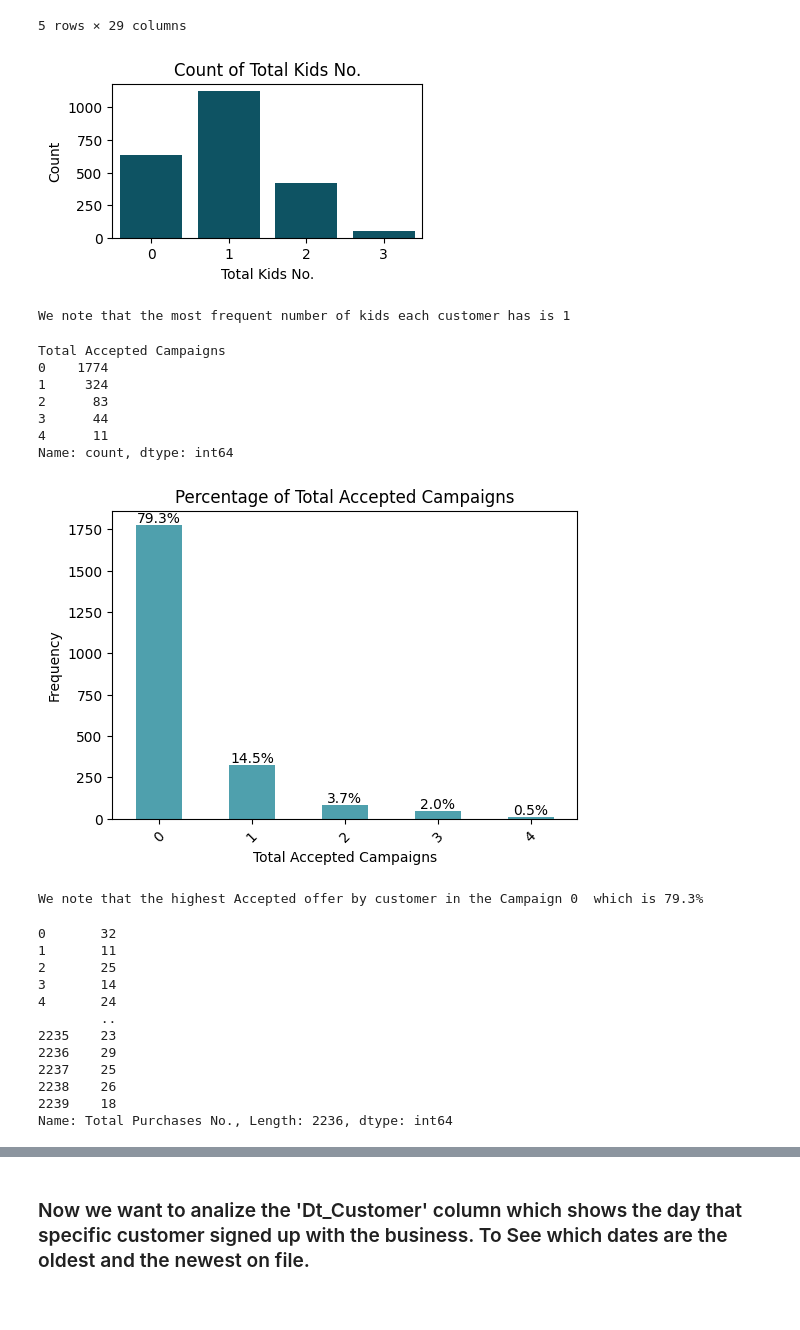
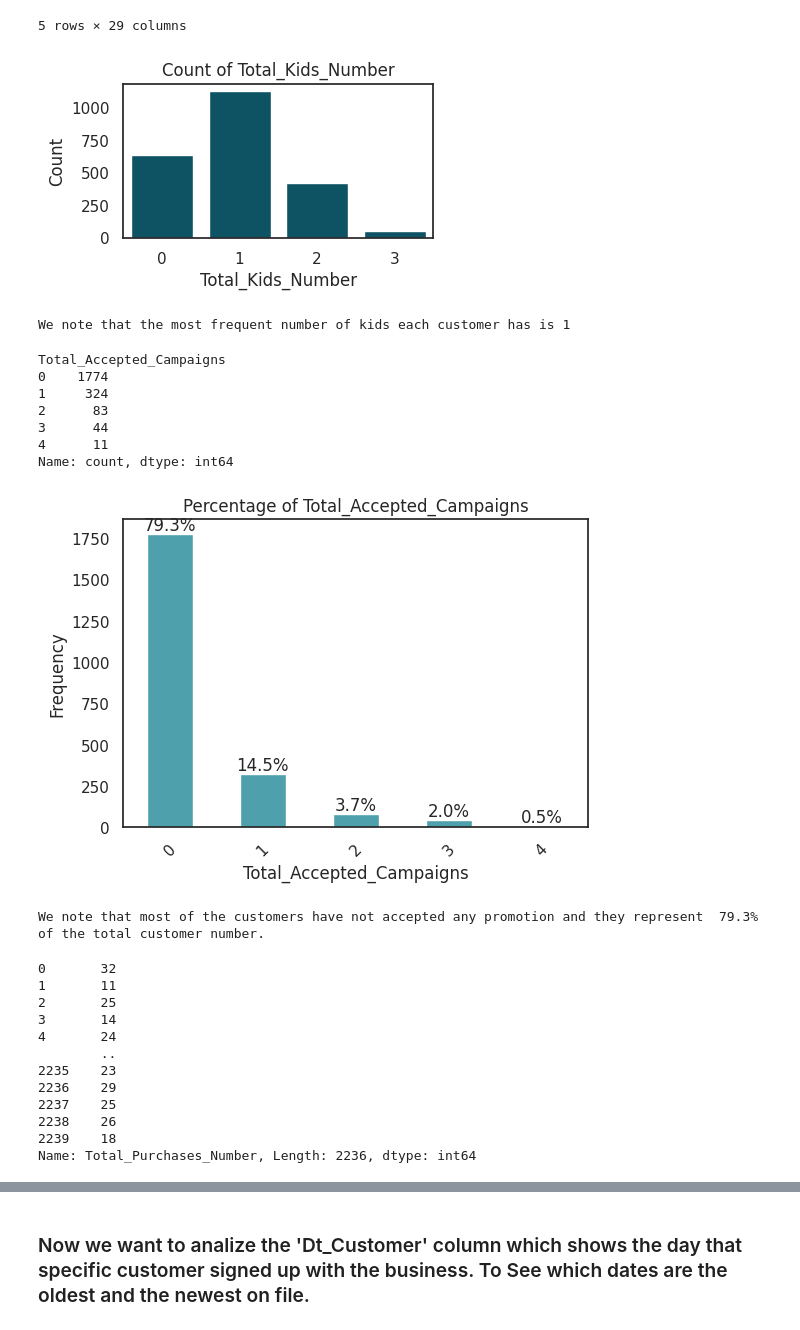
Before and after one commit to Ahlam93/CapStone-Python-Project, a Jupyter notebook: Capstone_Project_Customer_Segmentation_(2).ipynb, the cells around one changed output, grey strips where cells are left out. Saved outputs shown, nothing was run; the diff lists cells and outputs as text; code cells hidden in the pictures.

```diff
--- a/Capstone_Project_Customer_Segmentation_(2).ipynb
+++ b/Capstone_Project_Customer_Segmentation_(2).ipynb
@@ -291,9 +292,9 @@ plt.show()
 # %% [markdown]
 There is outlier in the Income column
 # %%
-# Analize the total number of product each customer has been bought(Total expenses) so we need to combine 'MntWines', 'MntFruits','MntMeatProducts', 'MntFishProducts', 'MntSweetProducts','MntGoldProds' columns to reduce the features
-data['Total expenses']=data['MntWines']+data ['MntFruits']+data['MntMeatProducts']+data ['MntFishProducts']+ data['MntSweetProducts']+data['MntGoldProds'	]
-data['Total expenses'].head(10)
+# Analize the total number of product each customer has been bought(Total_Expenses) so we need to combine 'MntWines', 'MntFruits','MntMeatProducts', 'MntFishProducts', 'MntSweetProducts','MntGoldProds' columns to reduce the features
+data['Total_Expenses']=data['MntWines']+data ['MntFruits']+data['MntMeatProducts']+data ['MntFishProducts']+ data['MntSweetProducts']+data['MntGoldProds'	]
+data['Total_Expenses'].head(10)
 # %% [output]
 0    1617
 1      27
@@ -418,7 +419,7 @@ print('We note that 64.5% of customers are in relationship while 35.5 are single
 We note that 64.5% of customers are in relationship while 35.5 are single
 # %%
 # Analize the total number of kids each customer has so we need to combine Kidhome & Teenhome columns to reduce the features
-data['Total Kids No.']=data['Kidhome']+ data['Teenhome']
+data['Total_Kids_Number']=data['Kidhome']+ data['Teenhome']
 # %%
 data.head()
 # %% [output]
@@ -430,25 +431,25 @@ data.head()
 | 4 | 5324 | Postgraduate | Relationship | 58293.0 | 1 | 0 | 19-01-2014 | 94 | 173 | ... |
 5 rows × 29 columns
 # %%
-# Count of Total Kids No.
+# Count of Total_Kids_Number
 plt.figure(figsize=(4, 2))
-sns.countplot(x='Total Kids No.', data=data,color=custom_palette[1])
-plt.title('Count of Total Kids No.')
-plt.xlabel('Total Kids No.')
+sns.countplot(x='Total_Kids_Number', data=data,color=custom_palette[1])
+plt.title('Count of Total_Kids_Number')
+plt.xlabel('Total_Kids_Number')
 plt.ylabel('Count')
 plt.show()
 
 print('We note that the most frequent number of kids each customer has is 1')
 # %% [output]
-[figure, old version]
+[figure, new version]
 We note that the most frequent number of kids each customer has is 1
 # %%
 # Analize the total number of accepted Campaigns by each customer so we need to combine  'AcceptedCmp3', 'AcceptedCmp4', 'AcceptedCmp5', 'AcceptedCmp1','AcceptedCmp2' columns	to reduce the features
-data['Total Accepted Campaigns']=data ['AcceptedCmp3']+ data['AcceptedCmp4']+data ['AcceptedCmp5']+ data['AcceptedCmp1']+data['AcceptedCmp2']
+data['Total_Accepted_Campaigns']=data ['AcceptedCmp3']+ data['AcceptedCmp4']+data ['AcceptedCmp5']+ data['AcceptedCmp1']+data['AcceptedCmp2']
 
-data['Total Accepted Campaigns'].value_counts()
+data['Total_Accepted_Campaigns'].value_counts()
 # %% [output]
-Total Accepted Campaigns
+Total_Accepted_Campaigns
 0    1774
 1     324
 2      83
@@ -456,8 +457,8 @@ Total Accepted Campaigns
 4      11
 Name: count, dtype: int64
 # %%
-# Count the frequency of Total Accepted Campaigns
-Total_Campaigns_frequency = data['Total Accepted Campaigns'].value_counts()
+# Count the frequency of Total_Accepted_Campaigns
+Total_Campaigns_frequency = data['Total_Accepted_Campaigns'].value_counts()
 
 # Calculate percentages
 Total_Campaigns_percentage = (Total_Campaigns_frequency /Total_Campaigns_frequency.sum()) * 100
@@ -466,8 +467,8 @@ Total_Campaigns_percentage = (Total_Campaigns_frequency /Total_Campaigns_frequen
 plt.figure(figsize=(6, 4))
 
 ax =Total_Campaigns_frequency.plot(kind='bar',color=custom_palette[2])
-plt.title('Percentage of Total Accepted Campaigns')
-plt.xlabel('Total Accepted Campaigns')
+plt.title('Percentage of Total_Accepted_Campaigns')
+plt.xlabel('Total_Accepted_Campaigns')
 plt.ylabel('Frequency')
 plt.xticks(rotation=45)
 
@@ -476,15 +477,15 @@ for i, freq in enumerate(Total_Campaigns_frequency):
     ax.text(i, freq, f'{Total_Campaigns_percentage[i]:.1f}%', ha='center', va='bottom')
 
 plt.show()
-print('We note that the highest Accepted offer by customer in the Campaign 0  which is 79.3%  ')
+print('We note that most of the customers have not accepted any promotion and they represent  79.3% of the total customer number.  ')
 # %% [output]
-[figure, old version]
+[figure, new version]
-We note that the highest Accepted offer by customer in the Campaign 0  which is 79.3%
+We note that most of the customers have not accepted any promotion and they represent  79.3% of the total customer number.
 # %%
-# Analize the total number of purchases by each customer (Total Purchases) so we need to combine   'NumDealsPurchases', 'NumWebPurchases','NumCatalogPurchases', 'NumStorePurchases', 'NumWebVisitsMonth' columns	to reduce the features
-data['Total Purchases No.']=data ['NumDealsPurchases']+ data['NumWebPurchases']+ data['NumCatalogPurchases']+ data['NumStorePurchases']+ data['NumWebVisitsMonth']
+# Analize the total number of purchases by each customer (Total_Purchases_Number) so we need to combine   'NumDealsPurchases', 'NumWebPurchases','NumCatalogPurchases', 'NumStorePurchases', 'NumWebVisitsMonth' columns	to reduce the features
+data['Total_Purchases_Number']=data ['NumDealsPurchases']+ data['NumWebPurchases']+ data['NumCatalogPurchases']+ data['NumStorePurchases']+ data['NumWebVisitsMonth']
 
-data['Total Purchases No.']
+data['Total_Purchases_Number']
 # %% [output]
 0       32
 1       11
@@ -497,5 +498,5 @@ data['Total Purchases No.']
 2237    25
 2238    26
 2239    18
-Name: Total Purchases No., Length: 2236, dtype: int64
+Name: Total_Purchases_Number, Length: 2236, dtype: int64
 # %%
```
Also changed, not shown: parts of 40 cells of this notebook.
